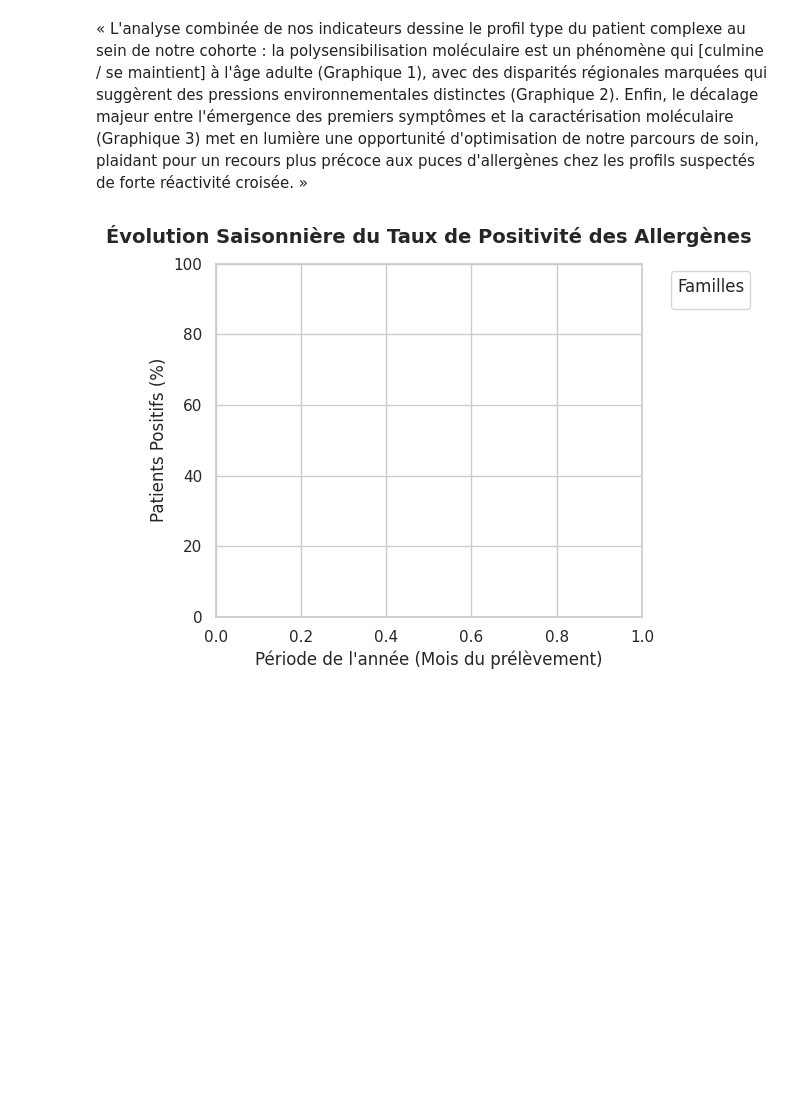
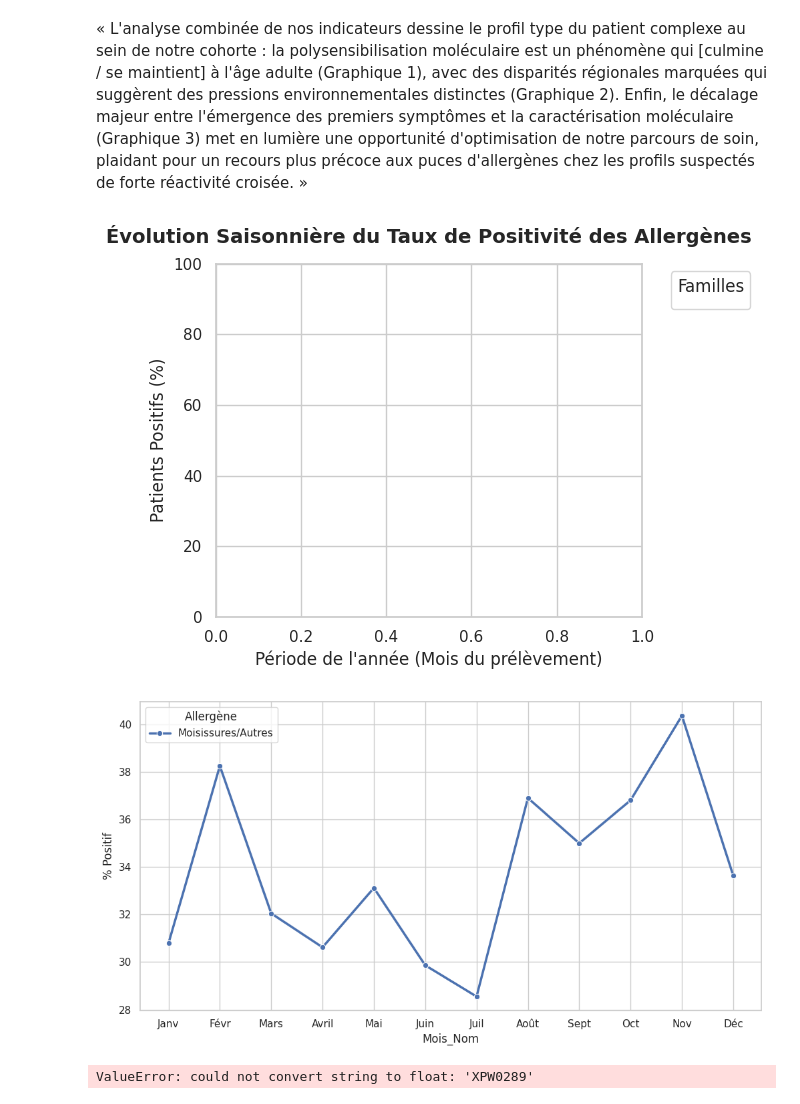
Before and after one commit to IngeaJeanOlivier/Allergies, a Jupyter notebook: notebooks/nb_edith.ipynb, the cells around one changed output. Cells and saved outputs as stored; diff of their text form; code cells hidden in the pictures; blank space fills up the shorter version.

```diff
--- a/notebooks/nb_edith.ipynb
+++ b/notebooks/nb_edith.ipynb
@@ -667,30 +667,39 @@ def analyser_saisonnalite_allergenes(
 
     # 3. Génération du graphique
     plt.figure(figsize=(12, 6))
     sns.set_theme(style="whitegrid")
 
 # CORRECTION 3 : On utilise x="Mois_Nom" pour afficher le texte des mois sur l'axe
     sns.lineplot(
         data=df_plot,
         x="Mois_Nom",
         y="% Positif",
         hue="Allergène",
         marker="o",
         linewidth=2.5,
         sort=False,  # Évite que Seaborn ne retrie les mois par ordre alphabétique (Avril, Août...)
     )
 
 plt.title(
         "Évolution Saisonnière du Taux de Positivité des Allergènes",
         fontsize=14,
         weight="bold",
         pad=15,
     )
 plt.ylabel("Patients Positifs (%)", fontsize=12)
 plt.xlabel("Période de l'année (Mois du prélèvement)", fontsize=12)
 plt.ylim(0, 100)
 plt.legend(bbox_to_anchor=(1.05, 1), loc="upper left", title="Familles")
 plt.tight_layout()
 plt.show()
+
+# APPEL DE LA FONCTION (N'oubliez pas d'exécuter cette ligne)
+# ==============================================================================
+analyser_saisonnalite_allergenes(
+    df_resultat_complet,
+    colonnes_familles,
+    colonne_mois="Blood_Month_sample",
+)
 # %% [output]
 [figure]
+[figure, added]
@@ -696,0 +708,21 @@ plt.show()
+# %%
+from sklearn.model_selection import train_test_split
+from sklearn.ensemble import RandomForestClassifier
+from sklearn.metrics import classification_report, confusion_matrix, roc_curve, auc
+from sklearn.model_selection import train_test_split
+from sklearn.linear_model import LogisticRegression
+
+lr = LogisticRegression()
+
+X = df_resultat_complet
+y = df_resultat_complet["Sensitization"]
+
+X_train, X_test, y_train, y_test = train_test_split(X, y, n_estimators=100, random_state=0)
+
+lr.fit(X=X_train, y=y_train)
+
+score = lr.score(X=X_test, y=y_test)
+
+print(score)
+# %% [output]
+ValueError: could not convert string to float: 'XPW0289'
```
Also changed, not shown: parts of 5 cells of this notebook, 5 other files.
